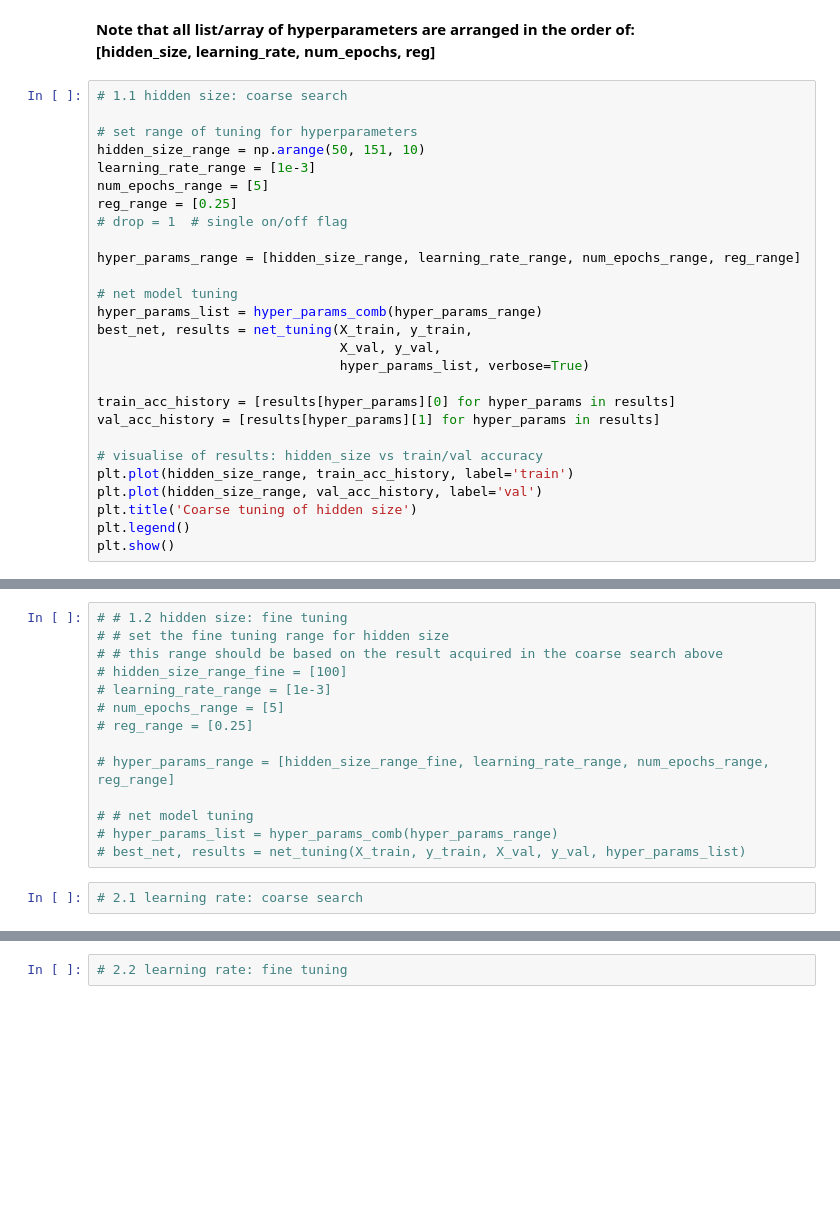
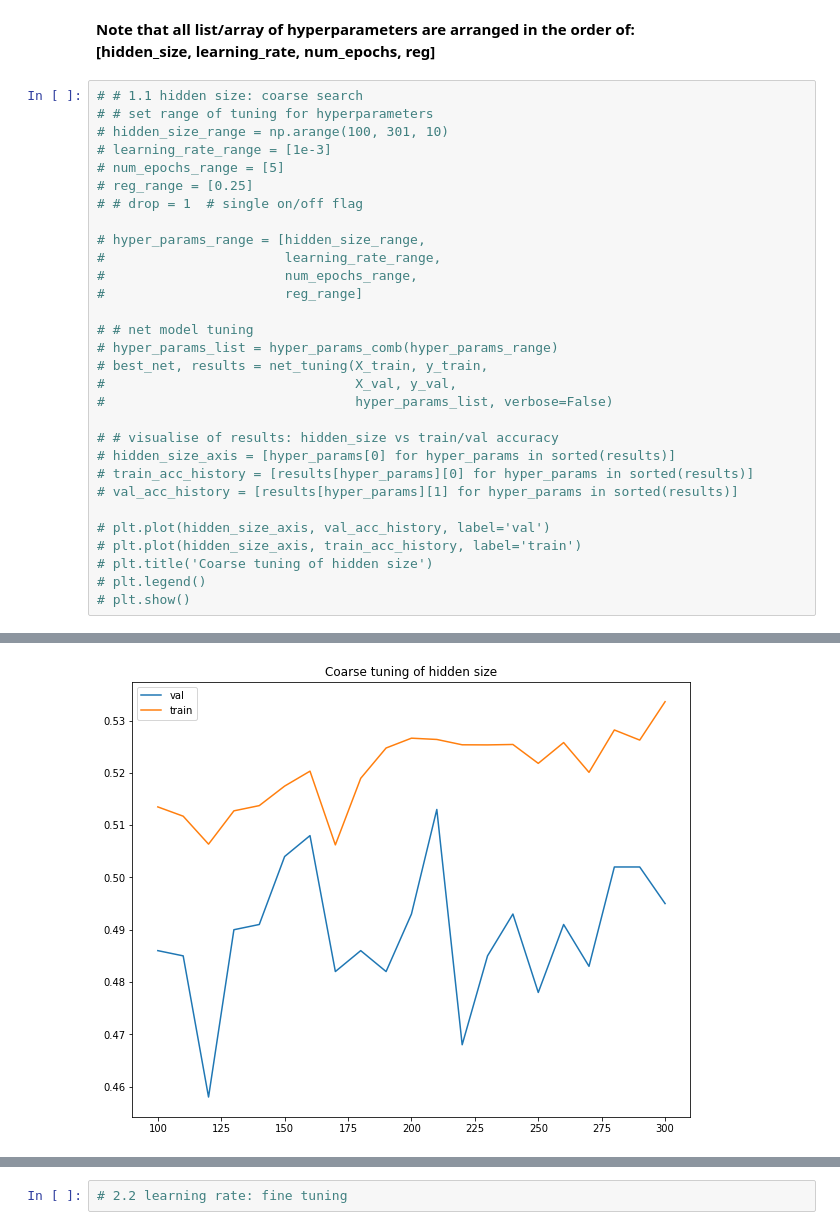
Before and after one commit to HarveyQ/h.qiu-cs231n, a Jupyter notebook: assignment1/tuning_two_layer_net.ipynb, the cells around one changed output, grey strips where cells are left out. Cells and saved outputs as stored; diff of their text form; blank space fills up the shorter version.

Commit message:
coarse tune reg, ready for gcloud;

```diff
--- a/assignment1/tuning_two_layer_net.ipynb
+++ b/assignment1/tuning_two_layer_net.ipynb
@@ -81,30 +82,33 @@ Caution: using full training dataset!
 **Note that all list/array of hyperparameters are arranged in the order of:
 [hidden_size, learning_rate, num_epochs, reg]**
 # %%
-# 1.1 hidden size: coarse search
+# # 1.1 hidden size: coarse search
+# # set range of tuning for hyperparameters
+# hidden_size_range = np.arange(100, 301, 10)
+# learning_rate_range = [1e-3]
+# num_epochs_range = [5]
+# reg_range = [0.25]
+# # drop = 1  # single on/off flag
 
-# set range of tuning for hyperparameters
-hidden_size_range = np.arange(50, 151, 10)
-learning_rate_range = [1e-3]
-num_epochs_range = [5]
-reg_range = [0.25]
-# drop = 1  # single on/off flag
+# hyper_params_range = [hidden_size_range,
+#                       learning_rate_range,
+#                       num_epochs_range,
+#                       reg_range]
 
-hyper_params_range = [hidden_size_range, learning_rate_range, num_epochs_range, reg_range]
+# # net model tuning
+# hyper_params_list = hyper_params_comb(hyper_params_range)
+# best_net, results = net_tuning(X_train, y_train,
+#                                X_val, y_val,
+#                                hyper_params_list, verbose=False)
 
-# net model tuning
-hyper_params_list = hyper_params_comb(hyper_params_range)
-best_net, results = net_tuning(X_train, y_train,
-                               X_val, y_val,
-                               hyper_params_list, verbose=True)
+# # visualise of results: hidden_size vs train/val accuracy
+# hidden_size_axis = [hyper_params[0] for hyper_params in sorted(results)]
+# train_acc_history = [results[hyper_params][0] for hyper_params in sorted(results)]
+# val_acc_history = [results[hyper_params][1] for hyper_params in sorted(results)]
 
-train_acc_history = [results[hyper_params][0] for hyper_params in results]
-val_acc_history = [results[hyper_params][1] for hyper_params in results]
-
-# visualise of results: hidden_size vs train/val accuracy
-plt.plot(hidden_size_range, train_acc_history, label='train')
-plt.plot(hidden_size_range, val_acc_history, label='val')
-plt.title('Coarse tuning of hidden size')
-plt.legend()
-plt.show()
+# plt.plot(hidden_size_axis, val_acc_history, label='val')
+# plt.plot(hidden_size_axis, train_acc_history, label='train')
+# plt.title('Coarse tuning of hidden size')
+# plt.legend()
+# plt.show()
 # %% [output]
@@ -128,16 +132 @@ Hyperparameter combinations completed: 2 / 11
+[figure, added]
-# %%
-# # 1.2 hidden size: fine tuning
-# # set the fine tuning range for hidden size
-# # this range should be based on the result acquired in the coarse search above
-# hidden_size_range_fine = [100]
-# learning_rate_range = [1e-3]
-# num_epochs_range = [5]
-# reg_range = [0.25]
-
-# hyper_params_range = [hidden_size_range_fine, learning_rate_range, num_epochs_range, reg_range]
-
-# # net model tuning
-# hyper_params_list = hyper_params_comb(hyper_params_range)
-# best_net, results = net_tuning(X_train, y_train, X_val, y_val, hyper_params_list)
-# %%
-# 2.1 learning rate: coarse search
```
Also changed, not shown: parts of 4 cells of this notebook, 1 other file.
